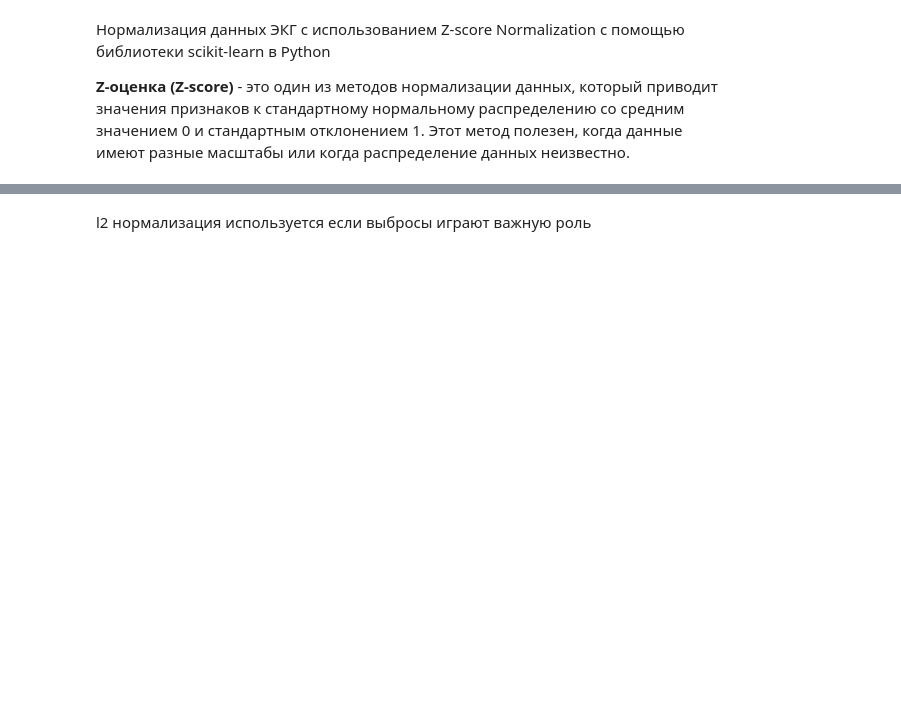
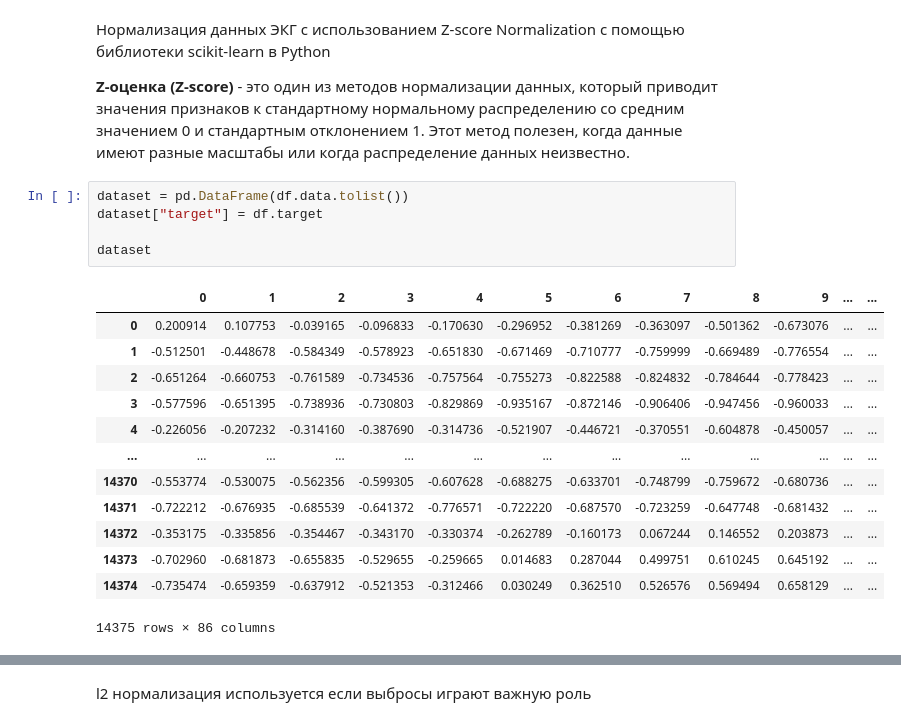
Before and after one commit to GoreevArtem/ecg, a Jupyter notebook: ECG 5000.ipynb, the cells around one changed output, grey strips where cells are left out. Cells and saved outputs as stored; diff of their text form; blank space fills up the shorter version.

```diff
--- a/ECG 5000.ipynb
+++ b/ECG 5000.ipynb
@@ -222,6 +236,25 @@ normal
 
 
 <b>Z-оценка (Z-score)</b> - это один из методов нормализации данных, который приводит значения признаков к стандартному нормальному распределению со средним значением 0 и стандартным отклонением 1. Этот метод полезен, когда данные имеют разные масштабы или когда распределение данных неизвестно.
+# %%
+dataset = pd.DataFrame(df.data.tolist())
+dataset["target"] = df.target
+
+dataset
+# %% [output]
+|  | 0 | 1 | 2 | 3 | 4 | 5 | 6 | 7 | 8 | 9 | ... | ... |
+| 0 | 0.200914 | 0.107753 | -0.039165 | -0.096833 | -0.170630 | -0.296952 | -0.381269 | -0.363097 | -0.501362 | -0.673076 | ... | ... |
+| 1 | -0.512501 | -0.448678 | -0.584349 | -0.578923 | -0.651830 | -0.671469 | -0.710777 | -0.759999 | -0.669489 | -0.776554 | ... | ... |
+| 2 | -0.651264 | -0.660753 | -0.761589 | -0.734536 | -0.757564 | -0.755273 | -0.822588 | -0.824832 | -0.784644 | -0.778423 | ... | ... |
+| 3 | -0.577596 | -0.651395 | -0.738936 | -0.730803 | -0.829869 | -0.935167 | -0.872146 | -0.906406 | -0.947456 | -0.960033 | ... | ... |
+| 4 | -0.226056 | -0.207232 | -0.314160 | -0.387690 | -0.314736 | -0.521907 | -0.446721 | -0.370551 | -0.604878 | -0.450057 | ... | ... |
+| ... | ... | ... | ... | ... | ... | ... | ... | ... | ... | ... | ... | ... |
+| 14370 | -0.553774 | -0.530075 | -0.562356 | -0.599305 | -0.607628 | -0.688275 | -0.633701 | -0.748799 | -0.759672 | -0.680736 | ... | ... |
+| 14371 | -0.722212 | -0.676935 | -0.685539 | -0.641372 | -0.776571 | -0.722220 | -0.687570 | -0.723259 | -0.647748 | -0.681432 | ... | ... |
+| 14372 | -0.353175 | -0.335856 | -0.354467 | -0.343170 | -0.330374 | -0.262789 | -0.160173 | 0.067244 | 0.146552 | 0.203873 | ... | ... |
+| 14373 | -0.702960 | -0.681873 | -0.655835 | -0.529655 | -0.259665 | 0.014683 | 0.287044 | 0.499751 | 0.610245 | 0.645192 | ... | ... |
+| 14374 | -0.735474 | -0.659359 | -0.637912 | -0.521353 | -0.312466 | 0.030249 | 0.362510 | 0.526576 | 0.569494 | 0.658129 | ... | ... |
+14375 rows × 86 columns
 # %%
 from sklearn.preprocessing import StandardScaler, normalize, scale
 
```
Also changed, not shown: parts of 9 cells of this notebook, 2 other files.
